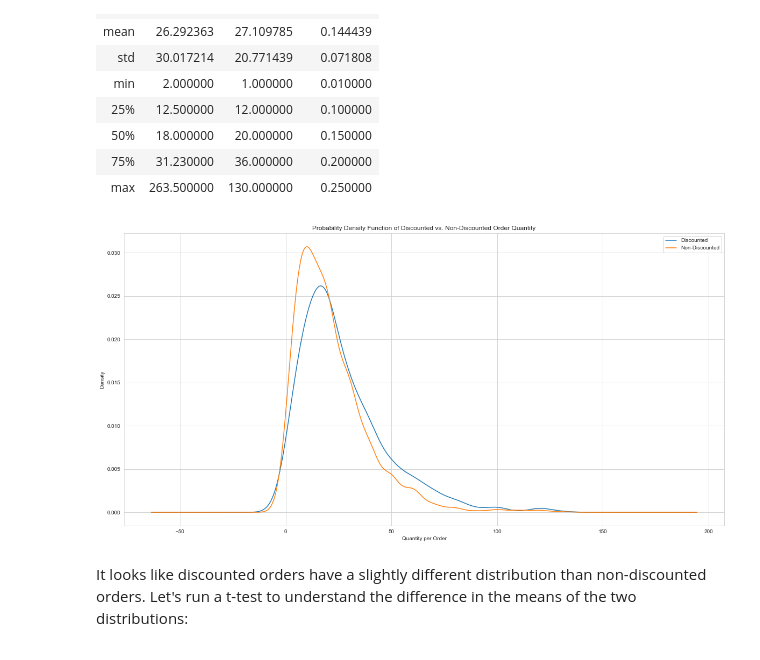
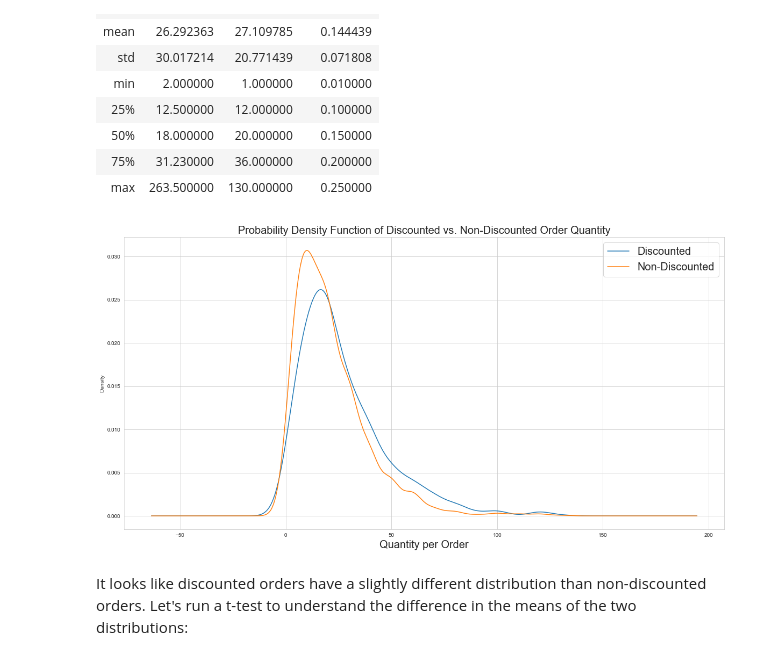
Before and after one commit to melisabardhi/Project2, a Jupyter notebook: Project 2.ipynb, the cells around one changed output. Cells and saved outputs as stored; diff of their text form; code cells hidden in the pictures.

```diff
--- a/Project 2.ipynb
+++ b/Project 2.ipynb
@@ -504,15 +499,14 @@ df_disc.describe()
 # %%
 # Plot Discounted vs. non-Discounted
 plt.figure(figsize=(20, 10))
 df_disc.Quantity.plot.kde(label='Discounted')
 df_ndisc.Quantity.plot.kde(label='Non-Discounted')
-plt.title('Probability Density Function of Discounted vs. Non-Discounted Order Quantity')
-plt.xlabel('Quantity per Order')
-plt.legend()
-plt.savefig('disc.png')
+plt.title('Probability Density Function of Discounted vs. Non-Discounted Order Quantity',fontsize = 20)
+plt.xlabel('Quantity per Order',fontsize = 20)
+plt.legend(fontsize = 20)
 plt.show()
 # %% [output]
-[figure, old version]
+[figure, new version]
 # %% [markdown]
 It looks like discounted orders have a slightly different distribution than non-discounted orders. Let's run a t-test to understand the difference in the means of the two distributions:
 # %%
```
Also changed, not shown: parts of 35 cells of this notebook, 2 other files.
